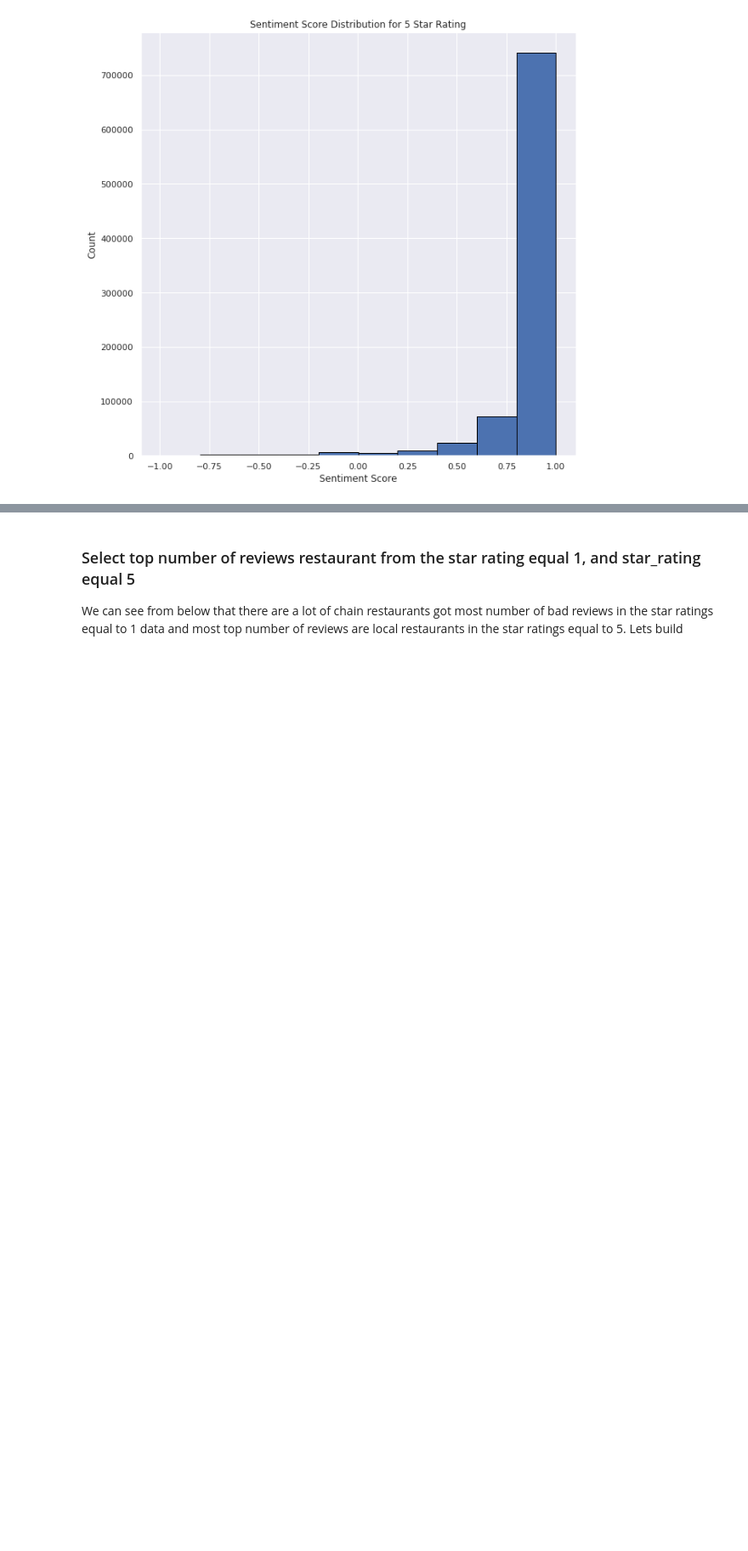
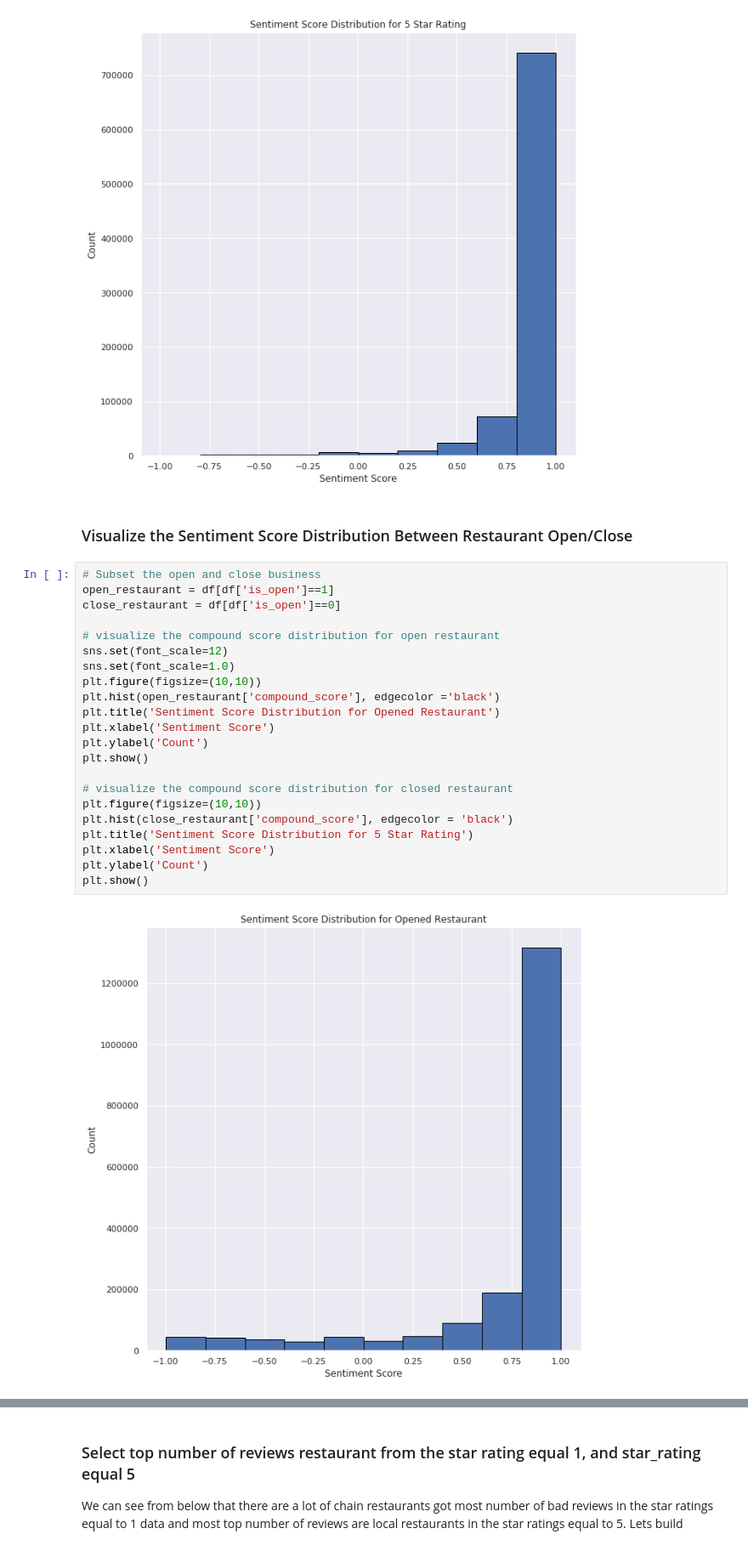
Before and after one commit to terrancexia/Yelp-Review-Sentiment-Analysis, a Jupyter notebook: Yelp Project.ipynb, the cells around one changed output, grey strips where cells are left out. Shown at 85% size. Drawn from its saved outputs; the diff is of its cells as text; blank space fills up the shorter version.

```diff
--- a/Yelp Project.ipynb
+++ b/Yelp Project.ipynb
@@ -1255,3 +1256,29 @@ plt.show()
 # %% [output]
 [figure]
 [figure]
+# %% [markdown]
+### Visualize the Sentiment Score Distribution Between Restaurant Open/Close
+# %%
+# Subset the open and close business
+open_restaurant = df[df['is_open']==1]
+close_restaurant = df[df['is_open']==0]
+
+# visualize the compound score distribution for open restaurant
+sns.set(font_scale=12)
+sns.set(font_scale=1.0)
+plt.figure(figsize=(10,10))
+plt.hist(open_restaurant['compound_score'], edgecolor ='black')
+plt.title('Sentiment Score Distribution for Opened Restaurant')
+plt.xlabel('Sentiment Score')
+plt.ylabel('Count')
+plt.show()
+
+# visualize the compound score distribution for closed restaurant
+plt.figure(figsize=(10,10))
+plt.hist(close_restaurant['compound_score'], edgecolor = 'black')
+plt.title('Sentiment Score Distribution for 5 Star Rating')
+plt.xlabel('Sentiment Score')
+plt.ylabel('Count')
+plt.show()
+# %% [output]
+[figure, added]
```
Also changed, not shown: parts of 6 cells of this notebook.
